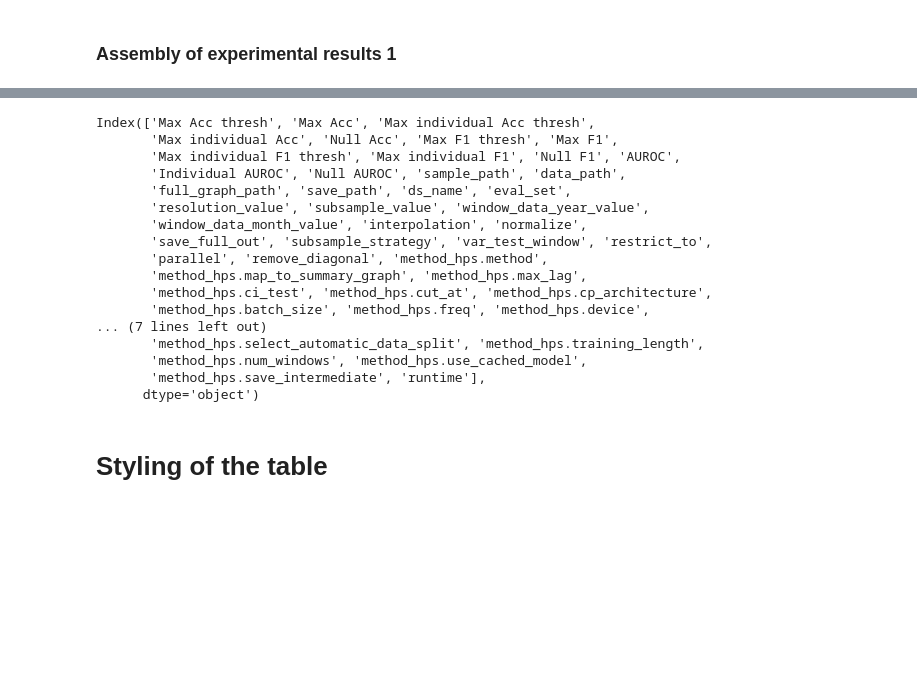
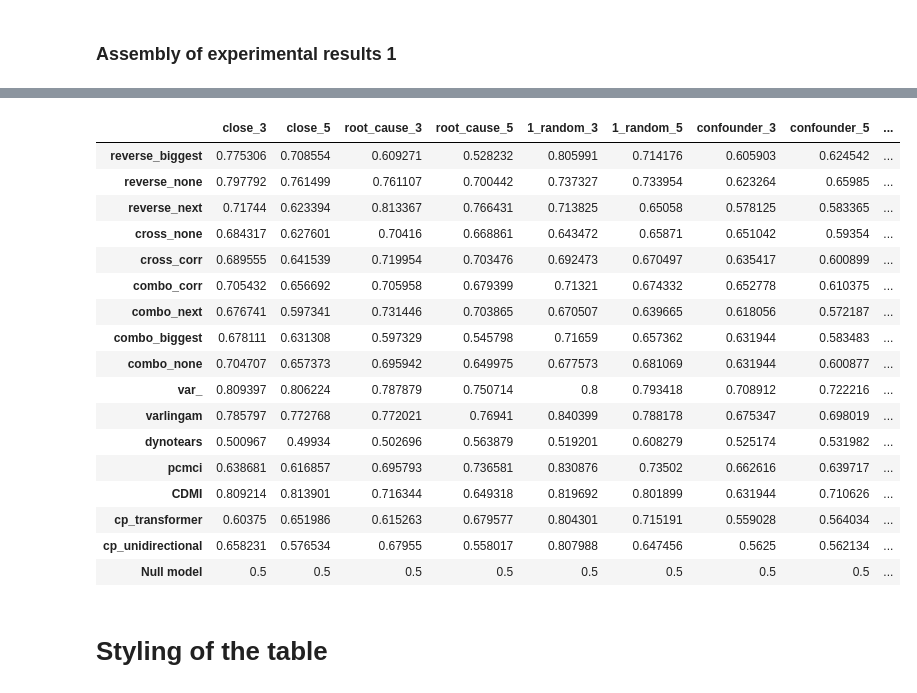
Before and after one commit to CausalRivers/experiments, a Jupyter notebook: exp1.ipynb, the cells around one changed output, grey strips where cells are left out. Drawn from its saved outputs; the diff is of its cells as text; code cells hidden in the pictures; blank space fills up the shorter version.

```diff
--- a/exp1.ipynb
+++ b/exp1.ipynb
@@ -163,9 +31,10 @@ for name in ["reverse", "cross", "combo", ]:
     hp_stack.append(formatted)
     performance_stack.append(lines)
 # %%
-for name in ["var_", "varlingam", "dynotears"]:
+for name in ["var_", "varlingam", "dynotears", "pcmci"]:
     data = pd.read_csv("grid_export_exp1/" + name + ".csv", index_col=0)
     # quick fix
+    res = None
     formatted = format_table(data,cfg, scoring= scoring, restriction=[res] if res else [])
     lines = extract_raw_performance(formatted,cfg,scoring,name=name, restriction=None)
     hp_stack.append(formatted)
@@ -172,0 +45,20 @@ for name in ["var_", "varlingam", "dynotears"]:
+# %%
+# load this seperately as we ran this completely seperated.
+#data = load_experimental_grid(mypath=cfg.data_path + "exp1/", method_name="cdmi").T
+# data.to_csv(cfg.data_path + "exp1/cached.csv")
+data = pd.read_csv(cfg.data_path + "exp1/cached.csv", index_col=0)
+for x in cfg.rename:
+    if x in data.columns:
+        print("renaming..", x)
+        if cfg.rename[x] in data.columns:
+            data.loc[data[cfg.rename[x]].isnull(), cfg.rename[x]] = data.loc[
+                data[cfg.rename[x]].isnull(), x
+            ]
+            data.drop(columns=x, inplace=True)
+        else:
+            data.rename(columns={x: cfg.rename[x]}, inplace=True)
+data = data[[scoring, "label_path"]].groupby("label_path").mean()
+data = data.rename(index= {"../../datasets/close_3/east.p": "close_3","../../datasets/close_5/east.p":"close_5"}).loc[cfg.ds_order].T
+data.index.name = None
+data.index = ["CDMI"]
+performance_stack.append(data)
@@ -187,20 +82,0 @@ data.groupby("ds")
-# %%
-data.columns
-# %% [output]
-Index(['Max Acc thresh', 'Max Acc', 'Max individual Acc thresh',
-       'Max individual Acc', 'Null Acc', 'Max F1 thresh', 'Max F1',
-       'Max individual F1 thresh', 'Max individual F1', 'Null F1', 'AUROC',
-       'Individual AUROC', 'Null AUROC', 'sample_path', 'data_path',
-       'full_graph_path', 'save_path', 'ds_name', 'eval_set',
-       'resolution_value', 'subsample_value', 'window_data_year_value',
-       'window_data_month_value', 'interpolation', 'normalize',
-       'save_full_out', 'subsample_strategy', 'var_test_window', 'restrict_to',
-       'parallel', 'remove_diagonal', 'method_hps.method',
-       'method_hps.map_to_summary_graph', 'method_hps.max_lag',
-       'method_hps.ci_test', 'method_hps.cut_at', 'method_hps.cp_architecture',
-       'method_hps.batch_size', 'method_hps.freq', 'method_hps.device',
-... (7 lines left out)
-       'method_hps.select_automatic_data_split', 'method_hps.training_length',
-       'method_hps.num_windows', 'method_hps.use_cached_model',
-       'method_hps.save_intermediate', 'runtime'],
-      dtype='object')
@@ -218,2 +86,23 @@ out = out.iloc[[0,1,2,4,3,5,9,8,7,6,10,12,13,11,16,14,15]]
+# %%
+out
+# %% [output]
+|  | close_3 | close_5 | root_cause_3 | root_cause_5 | 1_random_3 | 1_random_5 | confounder_3 | confounder_5 | ... |
+| reverse_biggest | 0.775306 | 0.708554 | 0.609271 | 0.528232 | 0.805991 | 0.714176 | 0.605903 | 0.624542 | ... |
+| reverse_none | 0.797792 | 0.761499 | 0.761107 | 0.700442 | 0.737327 | 0.733954 | 0.623264 | 0.65985 | ... |
+| reverse_next | 0.71744 | 0.623394 | 0.813367 | 0.766431 | 0.713825 | 0.65058 | 0.578125 | 0.583365 | ... |
+| cross_none | 0.684317 | 0.627601 | 0.70416 | 0.668861 | 0.643472 | 0.65871 | 0.651042 | 0.59354 | ... |
+| cross_corr | 0.689555 | 0.641539 | 0.719954 | 0.703476 | 0.692473 | 0.670497 | 0.635417 | 0.600899 | ... |
+| combo_corr | 0.705432 | 0.656692 | 0.705958 | 0.679399 | 0.71321 | 0.674332 | 0.652778 | 0.610375 | ... |
+| combo_next | 0.676741 | 0.597341 | 0.731446 | 0.703865 | 0.670507 | 0.639665 | 0.618056 | 0.572187 | ... |
+| combo_biggest | 0.678111 | 0.631308 | 0.597329 | 0.545798 | 0.71659 | 0.657362 | 0.631944 | 0.583483 | ... |
+| combo_none | 0.704707 | 0.657373 | 0.695942 | 0.649975 | 0.677573 | 0.681069 | 0.631944 | 0.600877 | ... |
+| var_ | 0.809397 | 0.806224 | 0.787879 | 0.750714 | 0.8 | 0.793418 | 0.708912 | 0.722216 | ... |
+| varlingam | 0.785797 | 0.772768 | 0.772021 | 0.76941 | 0.840399 | 0.788178 | 0.675347 | 0.698019 | ... |
+| dynotears | 0.500967 | 0.49934 | 0.502696 | 0.563879 | 0.519201 | 0.608279 | 0.525174 | 0.531982 | ... |
+| pcmci | 0.638681 | 0.616857 | 0.695793 | 0.736581 | 0.830876 | 0.73502 | 0.662616 | 0.639717 | ... |
+| CDMI | 0.809214 | 0.813901 | 0.716344 | 0.649318 | 0.819692 | 0.801899 | 0.631944 | 0.710626 | ... |
+| cp_transformer | 0.60375 | 0.651986 | 0.615263 | 0.679577 | 0.804301 | 0.715191 | 0.559028 | 0.564034 | ... |
+| cp_unidirectional | 0.658231 | 0.576534 | 0.67955 | 0.558017 | 0.807988 | 0.647456 | 0.5625 | 0.562134 | ... |
+| Null model | 0.5 | 0.5 | 0.5 | 0.5 | 0.5 | 0.5 | 0.5 | 0.5 | ... |
 # %% [markdown]
 # Styling of the table
```
Also changed, not shown: parts of 50 cells of this notebook, 5 other files.
